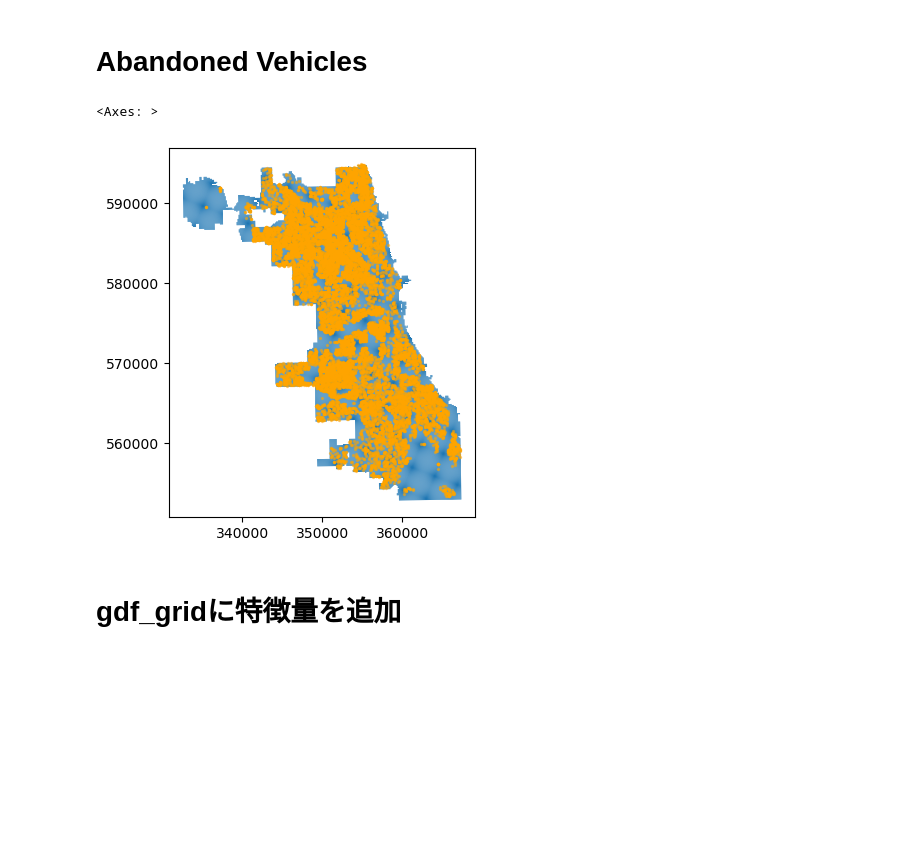
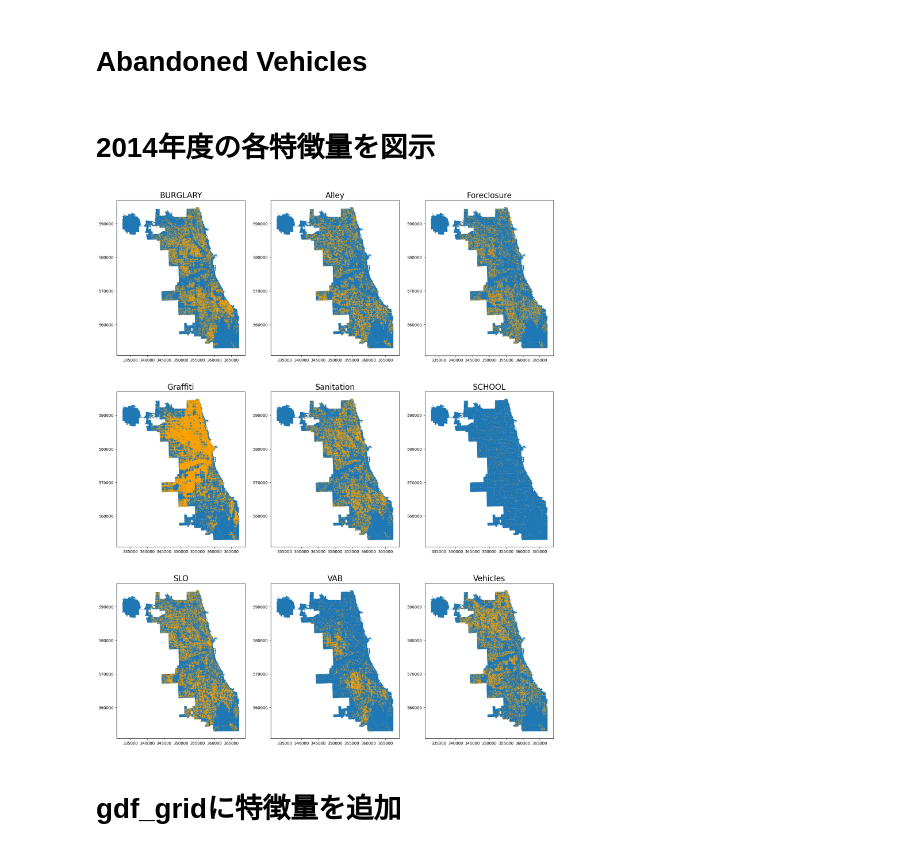
Before and after one commit to kyo-hsmt/portfolio, a Jupyter notebook: makeGDF.ipynb, the cells around one changed output. Saved outputs shown, nothing was run; the diff lists cells and outputs as text; code cells hidden in the pictures; blank space fills up the shorter version.

```diff
--- a/makeGDF.ipynb
+++ b/makeGDF.ipynb
@@ -340,12 +342,20 @@ for i in range(2011,2021):
     gdf_Vehicles[gdf_Vehicles['date'].dt.year == i][['geometry']].to_file(filename=f'/root/workdir/data/RTM/gdf/gdf_Vehicles_{i}.geojson', driver="GeoJSON")
 # %%
 gdf_Vehicles = gpd.read_file('/root/workdir/data/RTM/gdf/gdf_Vehicles_2011.geojson')
-# %%
-ax = gdf_grid.plot()
-gdf_Vehicles.plot(ax=ax, markersize=2, color='orange', alpha=0.5)
-# %% [output]
-<Axes: >
-[figure, removed]
+# %% [markdown]
+# 2014年度の各特徴量を図示
+# %%
+gdf_feature_list = ['BURGLARY', 'Alley', 'Foreclosure', 'Graffiti', 'Sanitation', 'SCHOOL', 'SLO', 'VAB', 'Vehicles']
+fig, axes = plt.subplots(3,3, figsize=(20,25))
+gdf_chicago.plot(ax=axes[0,0])
+
+for feature, ax in zip(gdf_feature_list, axes.ravel()):
+    gdf = gpd.read_file(f'/root/workdir/data/RTM/gdf/gdf_{feature}_2013.geojson')
+    gdf_chicago.plot(ax=ax)
+    gdf.plot(ax=ax,markersize=1, alpha=0.3, color='orange')
+    ax.set_title(feature, fontsize=20)
+# %% [output]
+[figure, added]
 # %% [markdown]
 # gdf_gridに特徴量を追加
 # %% [markdown]
```
Also changed, not shown: parts of 4 cells of this notebook, 1 other file.
